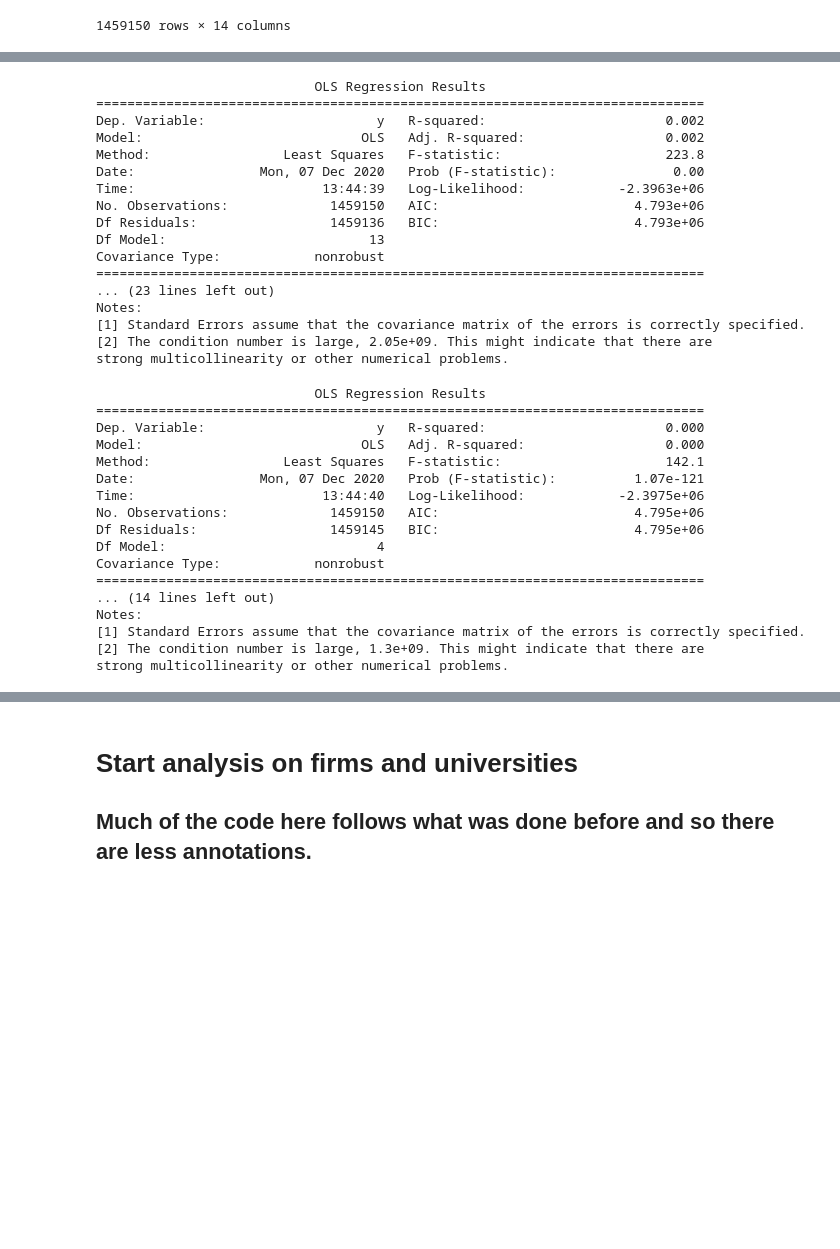
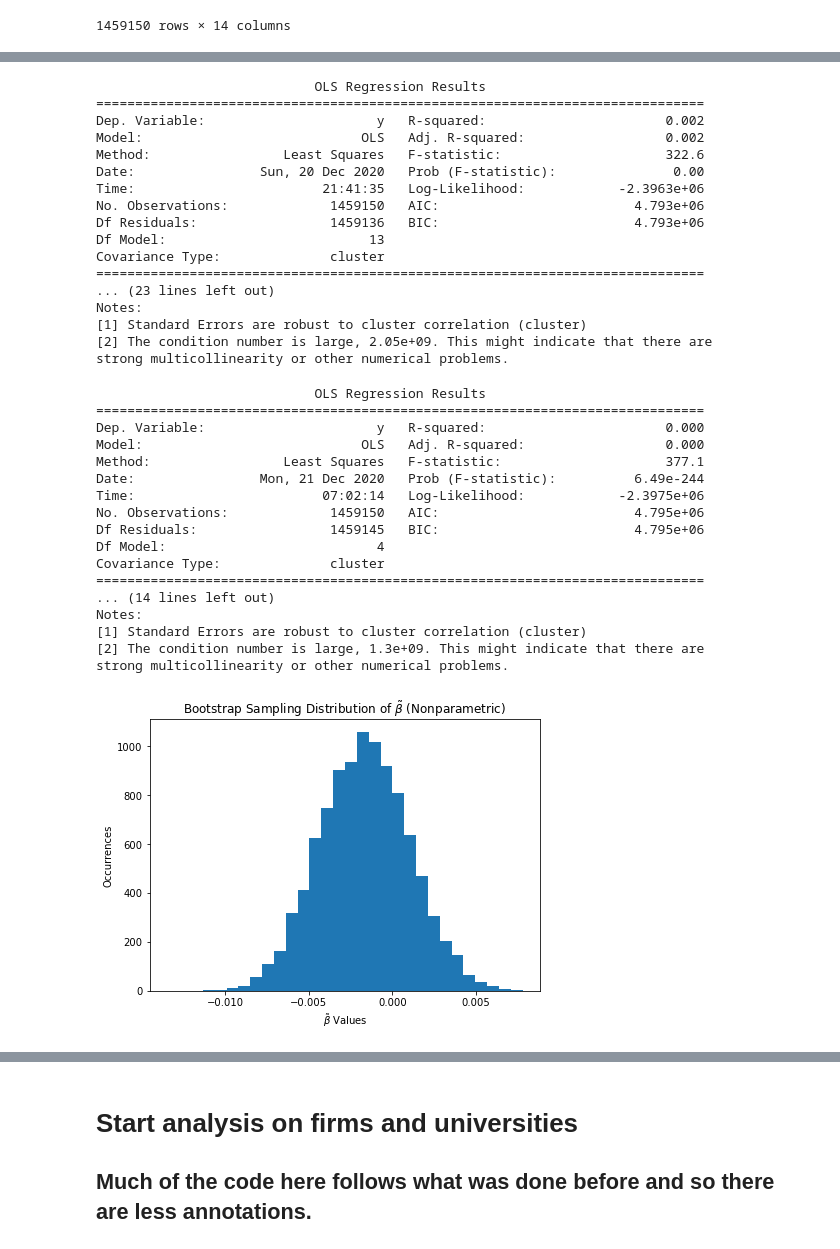
Before and after one commit to splaquin/Econ615, a Jupyter notebook: Econ_615_TermProject_Plaquin.ipynb, the cells around one changed output, grey strips where cells are left out. Drawn from its saved outputs; the diff is of its cells as text; code cells hidden in the pictures; blank space fills up the shorter version.

```diff
--- a/Econ_615_TermProject_Plaquin.ipynb
+++ b/Econ_615_TermProject_Plaquin.ipynb
@@ -310,24 +310,24 @@ X = good_data[['T','group','pop',2010,2011,2012,2013,2014,2015,2016,2017,2018,20
 X = sm.add_constant(X)
 # %%
 model = sm.OLS(y, X)
-results3 = model.fit()
+results3 = model.fit(cov_type='cluster', cov_kwds={'groups': good_data['inventor']})
 print(results3.summary())
 # %% [output]
                             OLS Regression Results
 ==============================================================================
 Dep. Variable:                      y   R-squared:                       0.002
 Model:                            OLS   Adj. R-squared:                  0.002
-Method:                 Least Squares   F-statistic:                     223.8
-Date:                Mon, 07 Dec 2020   Prob (F-statistic):               0.00
-Time:                        13:44:39   Log-Likelihood:            -2.3963e+06
+Method:                 Least Squares   F-statistic:                     322.6
+Date:                Sun, 20 Dec 2020   Prob (F-statistic):               0.00
+Time:                        21:41:35   Log-Likelihood:            -2.3963e+06
 No. Observations:             1459150   AIC:                         4.793e+06
 Df Residuals:                 1459136   BIC:                         4.793e+06
 Df Model:                          13
-Covariance Type:            nonrobust
+Covariance Type:              cluster
 ==============================================================================
 ... (23 lines left out)
 Notes:
-[1] Standard Errors assume that the covariance matrix of the errors is correctly specified.
+[1] Standard Errors are robust to cluster correlation (cluster)
 [2] The condition number is large, 2.05e+09. This might indicate that there are
 strong multicollinearity or other numerical problems.
 # %%
@@ -337,24 +337,24 @@ X = good_data[['T','group','pop','time']]
 X = sm.add_constant(X)
 # %%
 model = sm.OLS(y, X)
-results4 = model.fit()
+results4 = model.fit(cov_type='cluster', cov_kwds={'groups': good_data['inventor']})
 print(results4.summary())
 # %% [output]
                             OLS Regression Results
 ==============================================================================
 Dep. Variable:                      y   R-squared:                       0.000
 Model:                            OLS   Adj. R-squared:                  0.000
-Method:                 Least Squares   F-statistic:                     142.1
-Date:                Mon, 07 Dec 2020   Prob (F-statistic):          1.07e-121
-Time:                        13:44:40   Log-Likelihood:            -2.3975e+06
+Method:                 Least Squares   F-statistic:                     377.1
+Date:                Mon, 21 Dec 2020   Prob (F-statistic):          6.49e-244
+Time:                        07:02:14   Log-Likelihood:            -2.3975e+06
 No. Observations:             1459150   AIC:                         4.795e+06
 Df Residuals:                 1459145   BIC:                         4.795e+06
 Df Model:                           4
-Covariance Type:            nonrobust
+Covariance Type:              cluster
 ==============================================================================
 ... (14 lines left out)
 Notes:
-[1] Standard Errors assume that the covariance matrix of the errors is correctly specified.
+[1] Standard Errors are robust to cluster correlation (cluster)
 [2] The condition number is large, 1.3e+09. This might indicate that there are
 strong multicollinearity or other numerical problems.
 # %%
@@ -378,3 +378,12 @@ def T_coeff(data_array):
 data_array = good_data.loc[:, ["inv_appchg", "T", "group", "pop", 'time']].values
 
 theta_hat_sampling = bootstrap(data_array, T_coeff)
+# %%
+plt.figure(figsize = (7, 5))
+plt.hist(theta_hat_sampling, bins = 30)
+plt.xlabel("$\\tilde{\\beta}$ Values")
+plt.ylabel("Occurrences")
+plt.title("Bootstrap Sampling Distribution of $\\tilde{\\beta}$ (Nonparametric)");
+plt.show()
+# %% [output]
+[figure, added]
```
Also changed, not shown: parts of 30 cells of this notebook.
